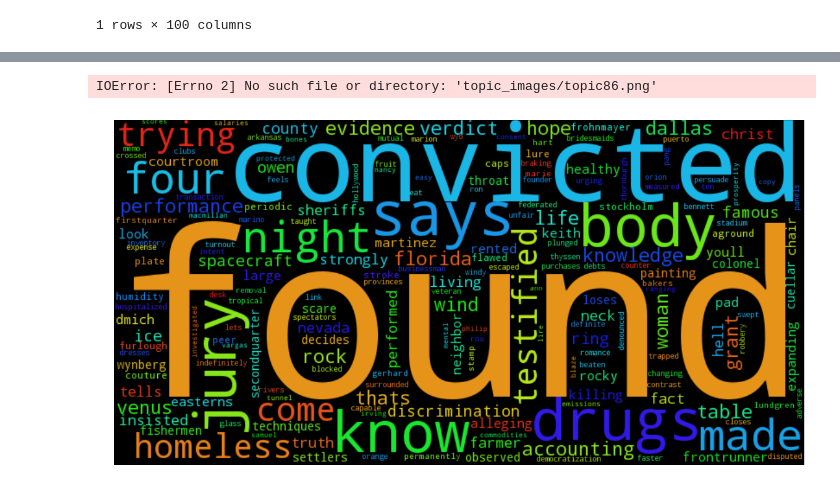
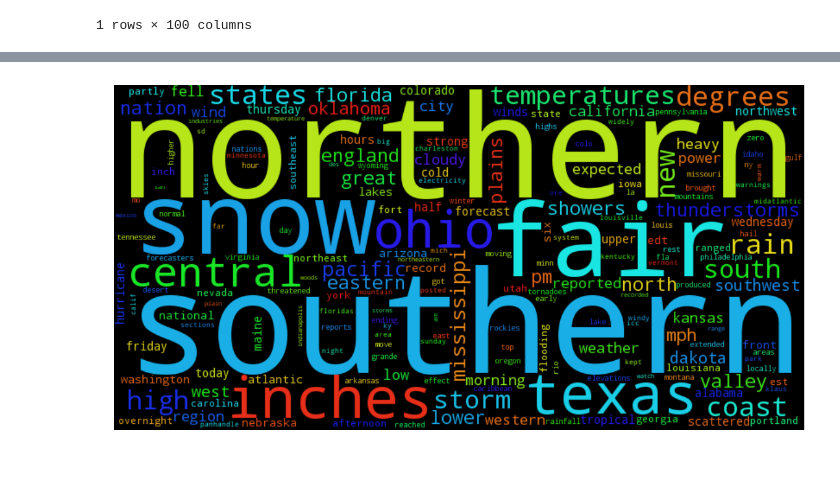
Before and after one commit to DylanV/lda, a Jupyter notebook: notebooks/AP analysis.ipynb, the cells around one changed output, grey strips where cells are left out. Cells and saved outputs as stored; diff of their text form; code cells hidden in the pictures.

```diff
--- a/notebooks/AP analysis.ipynb
+++ b/notebooks/AP analysis.ipynb
@@ -56,21 +56,20 @@ for topic in sorted_topics:
 # %%
-topic = 86
+topic = 51
 top_words = beta.loc[topic].sort_values(ascending=False).index[0:400]
 word_list = []
 for word_index in top_words:
     if word_index != 0:
         word_freq = (vocab[0].loc[word_index], beta.loc[topic][word_index].round(5))
         word_list.append(word_freq)
 
 plt.figure(figsize=(20,10))
 wordcloud = wc.WordCloud(width=800, height=400).generate_from_frequencies(word_list)
 plt.imshow(wordcloud)
 plt.axis("off")
-plt.savefig("topic_images/topic86.png")
+# plt.savefig("topic_images/topic86.png")
 plt.show()
 # %% [output]
-IOError: [Errno 2] No such file or directory: 'topic_images/topic86.png'
-[figure, old version]
+[figure, new version]
 # %%
 sorted_topics = alpha.transpose().sort_values(0, ascending=False).index
 for topic in sorted_topics:
```
Also changed, not shown: parts of 1 cell of this notebook, 5 other files.
